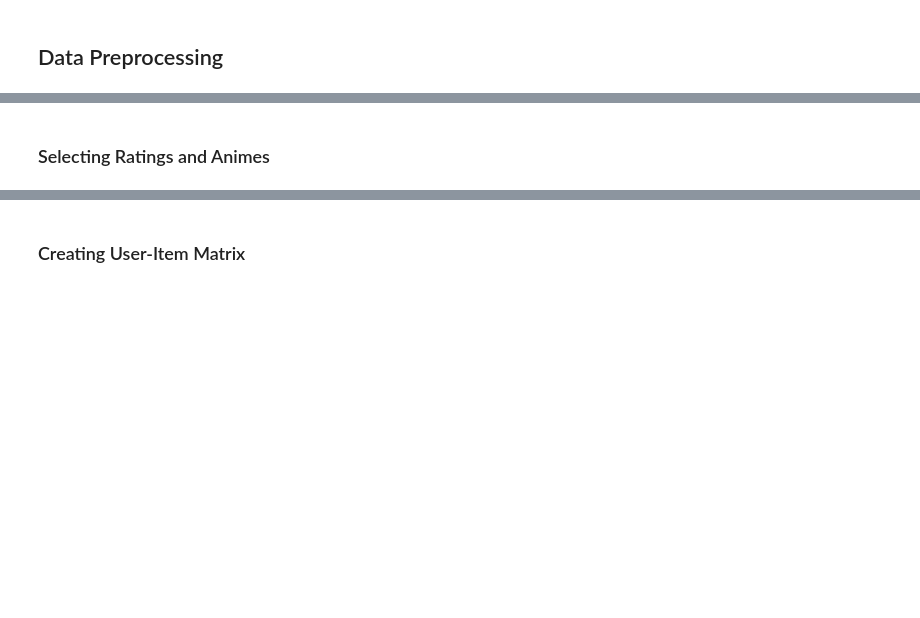
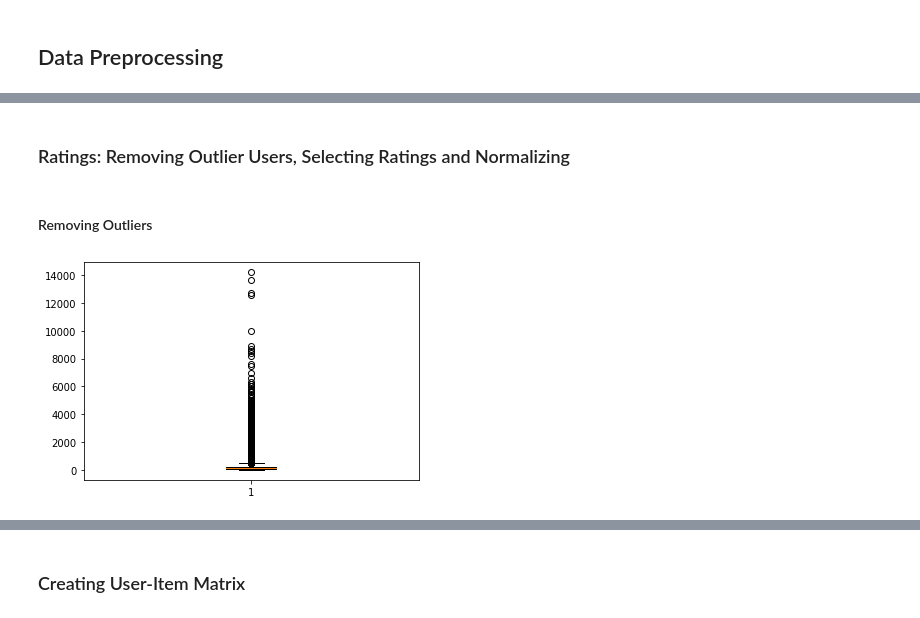
Before and after one commit to rusenbb/Anime_Recommender, a Jupyter notebook: recommender.ipynb, the cells around one changed output, grey strips where cells are left out. Saved outputs shown, nothing was run; the diff lists cells and outputs as text; code cells hidden in the pictures; blank space fills up the shorter version.

Commit message:
Implemented rating normalization and anime filtering part of data preproc next step is to create user-item matrix and labels of animes for content based filtering

```diff
--- a/recommender.ipynb
+++ b/recommender.ipynb
@@ -222,14 +227,19 @@ os.listdir('data_cleansed')
 # %%
 ratings = pd.read_csv('data_cleansed/ratings.csv')
 animes = pd.read_csv('data_cleansed/anime_info.csv')
+# %%
+from matplotlib import pyplot as plt
+from scipy import stats
+from sklearn import preprocessing
+import seaborn as sns
+sns.set()
 # %% [markdown]
-### Selecting Ratings and Animes
+### Ratings: Removing Outlier Users, Selecting Ratings and Normalizing
-# %%
-# Half of the user's ratings are ignored (113 is the median for rating count for users)
-# because their rate count is lower than the median of rate count
-# (this will reduce the sparcity of our user-item matrix)
-temp_df = ratings.groupby("user_id").count()
-print(f"Before: {len(ratings.index)}")
-ratings = ratings[ratings['user_id'].isin((temp_df[temp_df> temp_df.median()]).index)]
-print(f"After: {len(ratings.index)}")
-del temp_df
+# %% [markdown]
+#### Removing Outliers
+# %%
+plt.boxplot(ratings[['user_id', 'rating']].groupby("user_id").count())
+plt.show()
+# bad
+# %% [output]
+[figure, added]
```
Also changed, not shown: parts of 23 cells of this notebook.
